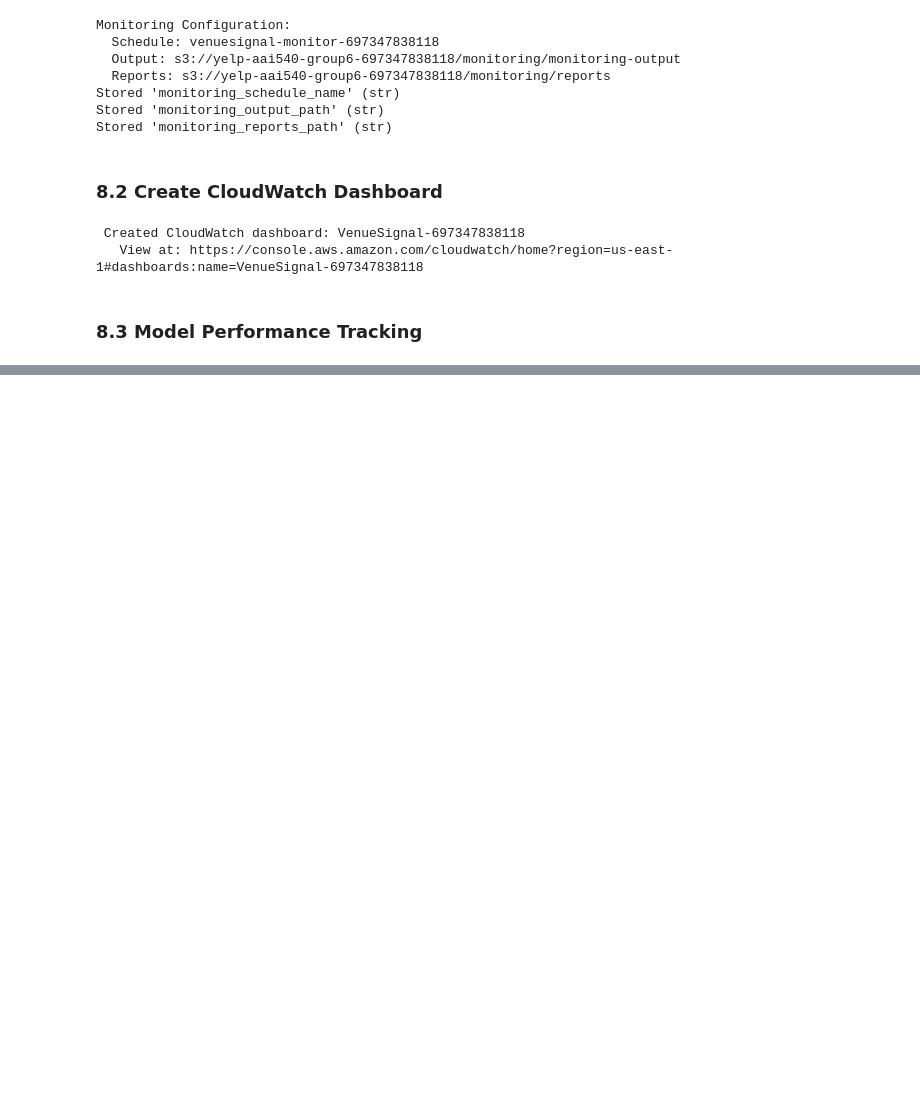
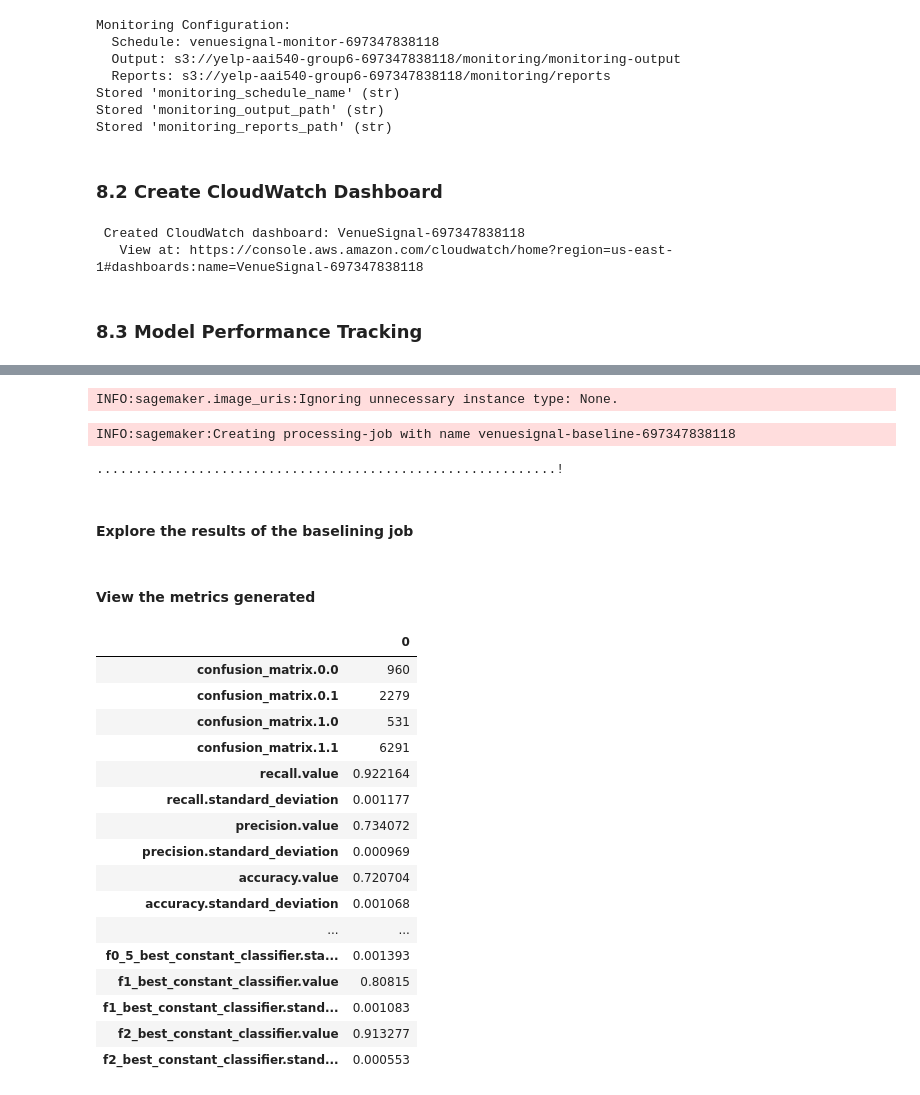
Before and after one commit to omarsagoo/VenueSignal, a Jupyter notebook: Full_Pipeline.ipynb, the cells around one changed output, grey strips where cells are left out. Drawn from its saved outputs; the diff is of its cells as text; code cells hidden in the pictures; blank space fills up the shorter version.

```diff
--- a/Full_Pipeline.ipynb
+++ b/Full_Pipeline.ipynb
@@ -3902,0 +3998,31 @@ XGBOOST IMPROVEMENTS OVER BASELINES
+# %%
+# Create the model quality monitoring object
+xgboost_model_quality_monitor = ModelQualityMonitor(
+    role=role,
+    instance_count=1,
+    instance_type="ml.m5.xlarge",
+    volume_size_in_gb=20,
+    max_runtime_in_seconds=1800,
+    sagemaker_session=sagemaker_session,
+)
+# %% [output]
+INFO:sagemaker.image_uris:Ignoring unnecessary instance type: None.
+# %%
+# Execute the baseline suggestion job.
+# You will specify problem type, in this case Binary Classification, and provide other required attributes.
+job = xgboost_model_quality_monitor.suggest_baseline(
+    job_name=baseline_job_name,
+    baseline_dataset=baseline_dataset_uri,
+    dataset_format=DatasetFormat.csv(header=True),
+    output_s3_uri=baseline_results_uri,
+    problem_type="BinaryClassification",
+    inference_attribute="predicted_class",
+    probability_attribute="probability",
+    ground_truth_attribute="is_highly_rated",
+)
+job.wait(logs=False)
+# %% [output]
+INFO:sagemaker:Creating processing-job with name venuesignal-baseline-697347838118
+...........................................................!
+# %% [markdown]
+#### Explore the results of the baselining job
@@ -3902,0 +4031,23 @@ XGBOOST IMPROVEMENTS OVER BASELINES
+# %% [markdown]
+#### View the metrics generated
+# %%
+binary_metrics = baseline_job.baseline_statistics().body_dict["binary_classification_metrics"]
+pd.json_normalize(binary_metrics).T
+# %% [output]
+|  | 0 |
+| confusion_matrix.0.0 | 960 |
+| confusion_matrix.0.1 | 2279 |
+| confusion_matrix.1.0 | 531 |
+| confusion_matrix.1.1 | 6291 |
+| recall.value | 0.922164 |
+| recall.standard_deviation | 0.001177 |
+| precision.value | 0.734072 |
+| precision.standard_deviation | 0.000969 |
+| accuracy.value | 0.720704 |
+| accuracy.standard_deviation | 0.001068 |
+| ... | ... |
+| f0_5_best_constant_classifier.sta... | 0.001393 |
+| f1_best_constant_classifier.value | 0.80815 |
+| f1_best_constant_classifier.stand... | 0.001083 |
+| f2_best_constant_classifier.value | 0.913277 |
+| f2_best_constant_classifier.stand... | 0.000553 |
```
Also changed, not shown: parts of 65 cells of this notebook, 2 other files.
